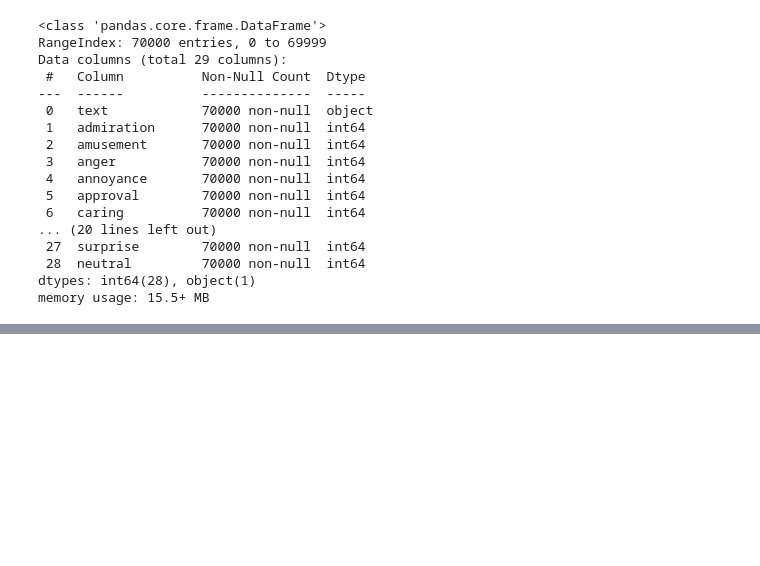
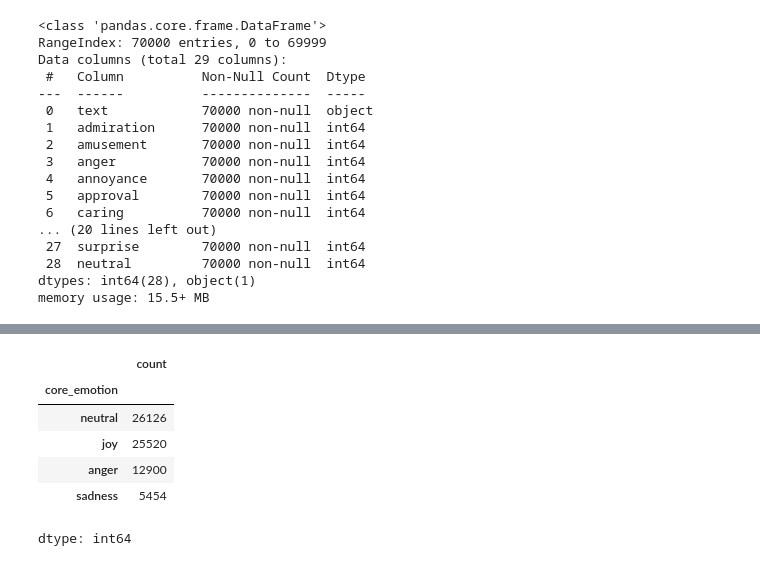
Before and after one commit to ze-16/Conversational-AI-Agent, a Jupyter notebook: Conversational_speech_training_agent.ipynb, the cells around one changed output, grey strips where cells are left out. Drawn from its saved outputs; the diff is of its cells as text; code cells hidden in the pictures; blank space fills up the shorter version.

```diff
--- a/Conversational_speech_training_agent.ipynb
+++ b/Conversational_speech_training_agent.ipynb
@@ -132,0 +185,11 @@ emotion_groups = {
+# %%
+# Checking to see the distribution of each category
+df['core_emotion'].value_counts()
+# %% [output]
+|  | count |
+| core_emotion |  |
+| neutral | 26126 |
+| joy | 25520 |
+| anger | 12900 |
+| sadness | 5454 |
+dtype: int64
```
Also changed, not shown: parts of 11 cells of this notebook.
